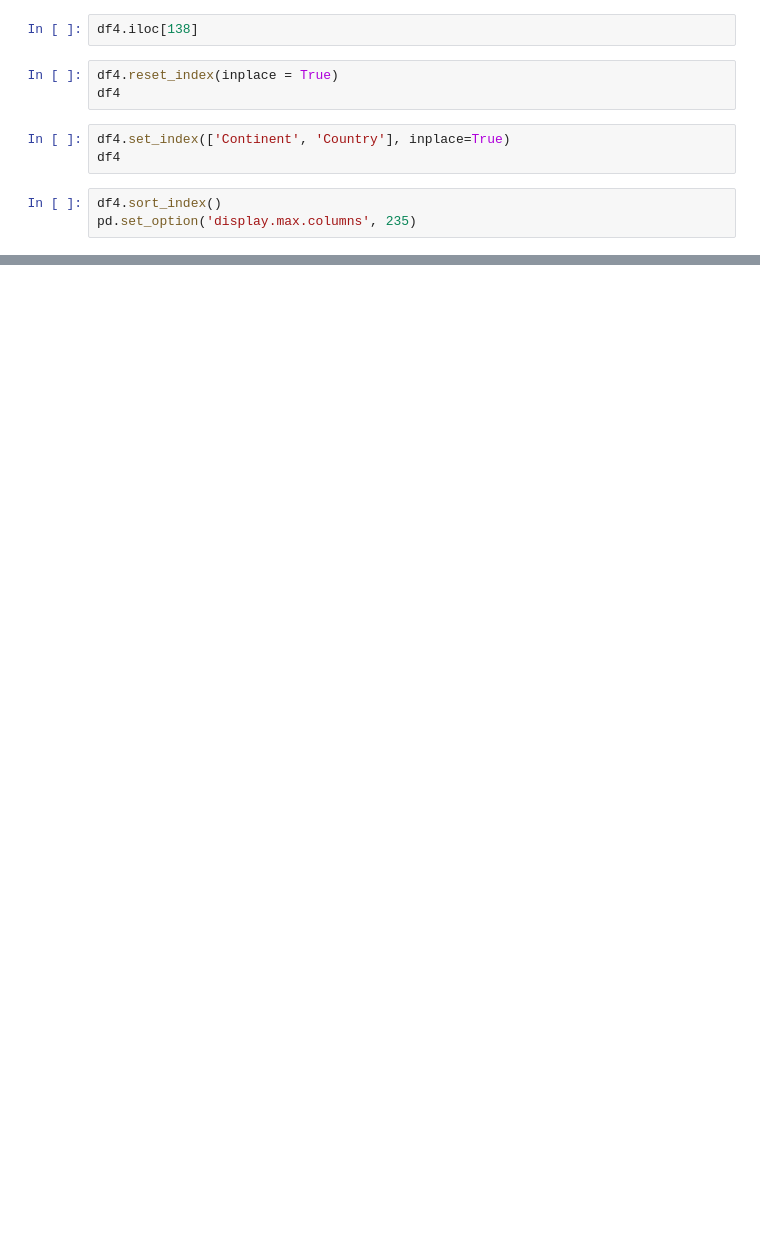
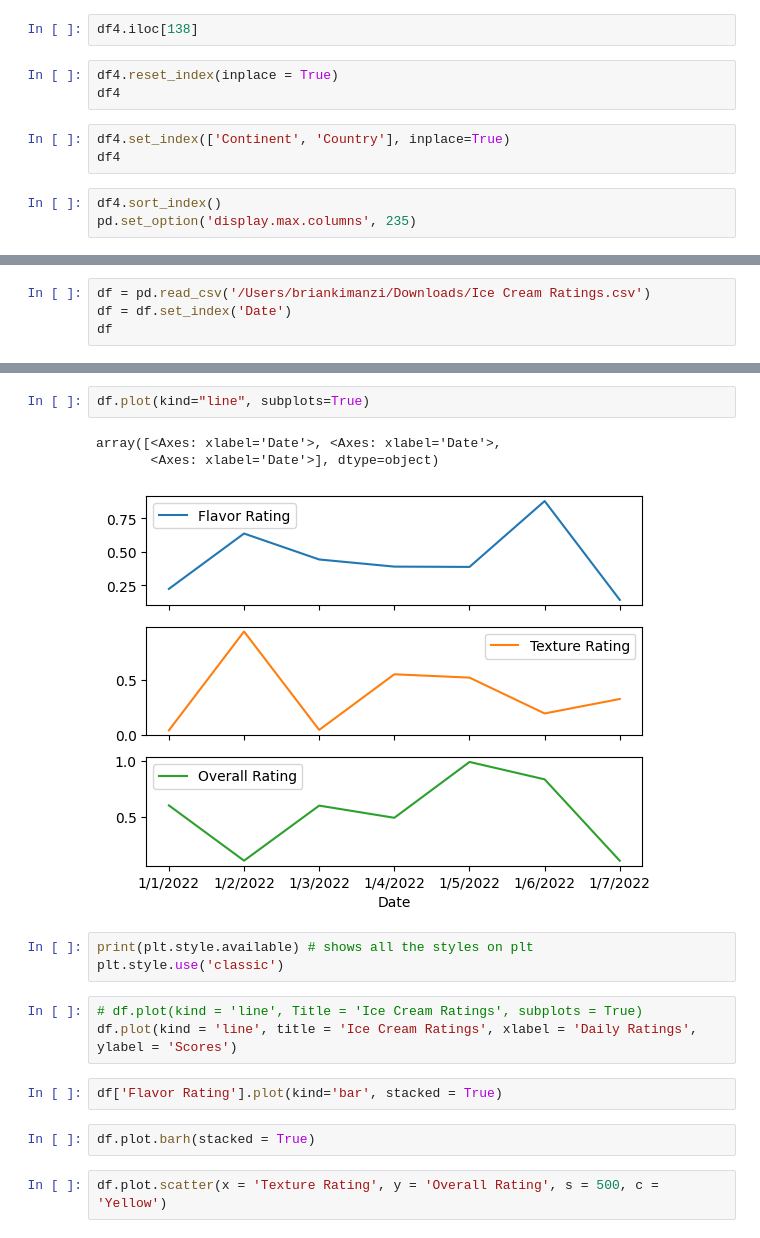
Before and after one commit to Brian342/Jupyter_NoteBook, a Jupyter notebook: pandas.ipynb, the cells around one changed output, grey strips where cells are left out. Cells and saved outputs as stored; diff of their text form; blank space fills up the shorter version.

```diff
--- a/pandas.ipynb
+++ b/pandas.ipynb
@@ -321,0 +319,4 @@ Name: (Europe, Albania), dtype: object
+# %%
+df = pd.read_csv('/Users/briankimanzi/Downloads/Ice Cream Ratings.csv')
+df = df.set_index('Date')
+df
@@ -321,0 +333,18 @@ Name: (Europe, Albania), dtype: object
+# %%
+df.plot(kind="line", subplots=True)
+# %% [output]
+array([<Axes: xlabel='Date'>, <Axes: xlabel='Date'>,
+       <Axes: xlabel='Date'>], dtype=object)
+[figure, added]
+# %%
+print(plt.style.available) # shows all the styles on plt
+plt.style.use('classic')
+# %%
+# df.plot(kind = 'line', Title = 'Ice Cream Ratings', subplots = True)
+df.plot(kind = 'line', title = 'Ice Cream Ratings', xlabel = 'Daily Ratings', ylabel = 'Scores')
+# %%
+df['Flavor Rating'].plot(kind='bar', stacked = True)
+# %%
+df.plot.barh(stacked = True)
+# %%
+df.plot.scatter(x = 'Texture Rating', y = 'Overall Rating', s = 500, c = 'Yellow')
```
Also changed, not shown: parts of 69 cells of this notebook, 4 other files.
